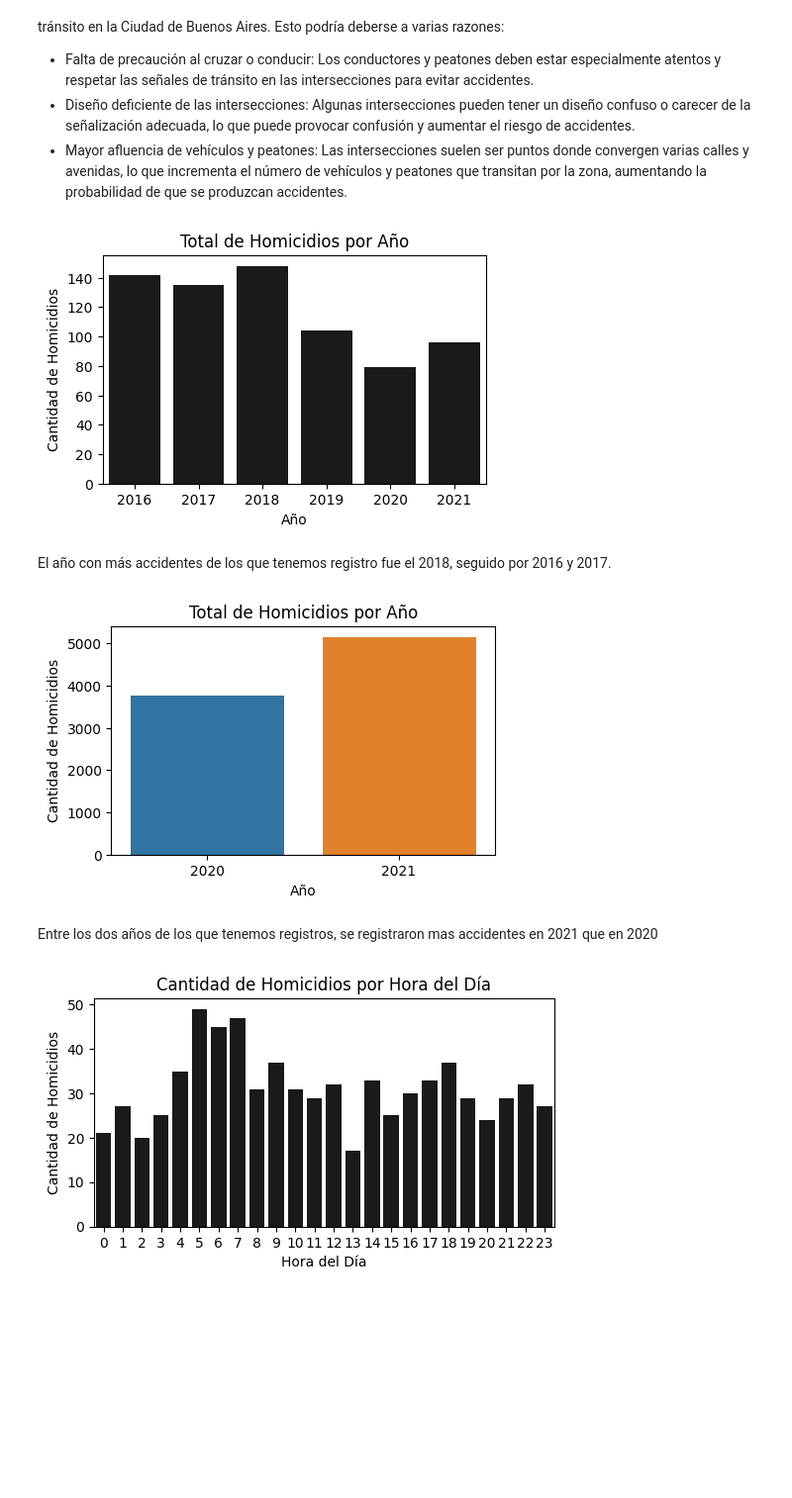
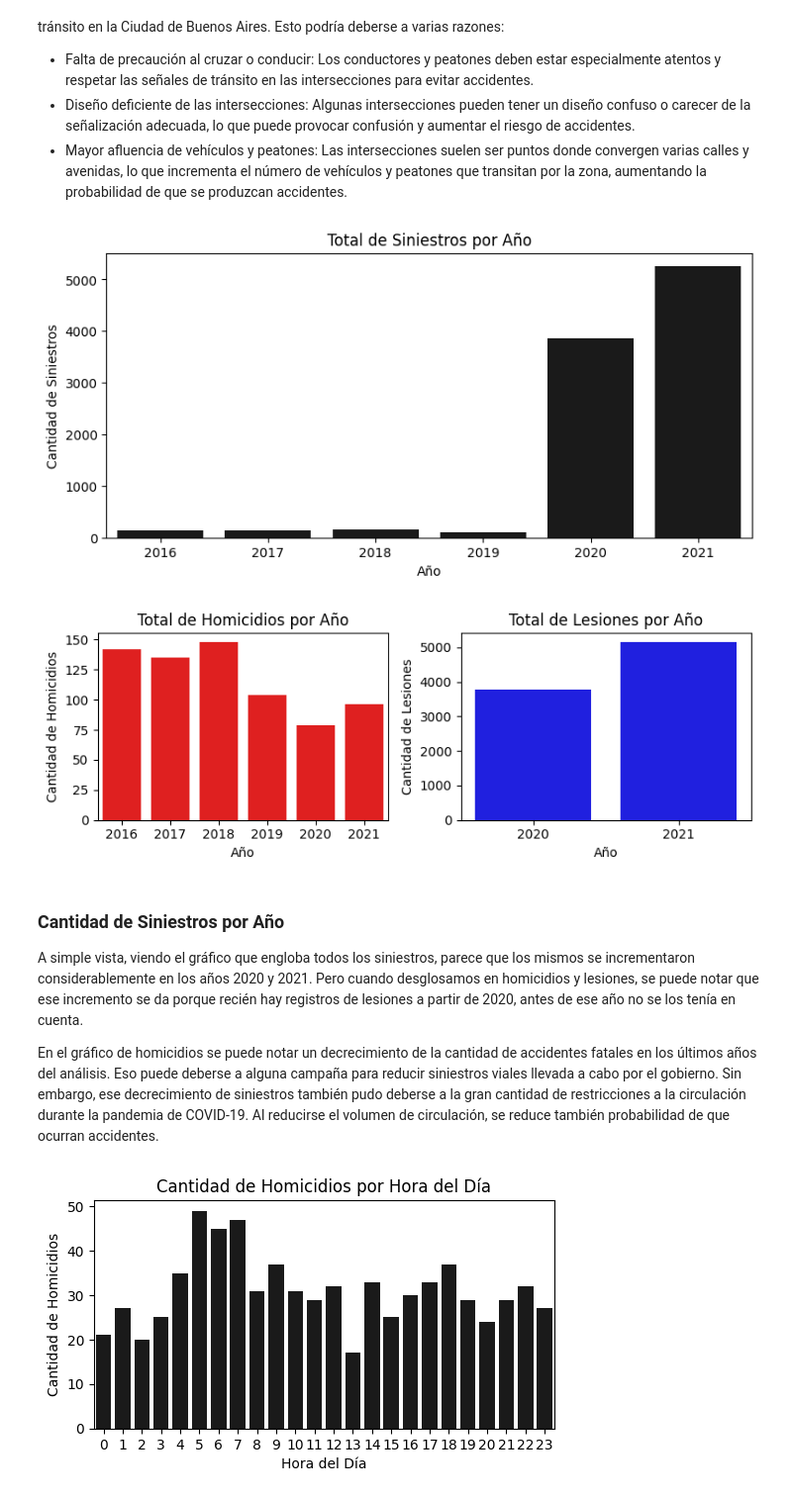
Before and after one commit to torcivita/PI-Siniestros-Viales, a Jupyter notebook: ETL + EDA.ipynb, the cells around one changed output. Shown at 99% size. Drawn from its saved outputs; the diff is of its cells as text; code cells hidden in the pictures; blank space fills up the shorter version.

```diff
--- a/ETL + EDA.ipynb
+++ b/ETL + EDA.ipynb
@@ -873,29 +873,43 @@ Estos datos parecen indicar que las intersecciones viales son puntos focales don
 - Diseño deficiente de las intersecciones: Algunas intersecciones pueden tener un diseño confuso o carecer de la señalización adecuada, lo que puede provocar confusión y aumentar el riesgo de accidentes.
 - Mayor afluencia de vehículos y peatones: Las intersecciones suelen ser puntos donde convergen varias calles y avenidas, lo que incrementa el número de vehículos y peatones que transitan por la zona, aumentando la probabilidad de que se produzcan accidentes.
 # %%
-# Comparamos la cantidad de accidentes fatales por cada año
-plt.figure(figsize=(5, 3))
-sns.countplot(x='AAAA', data=homicidios_merge, color=[0.1,0.1,0.1])
+# Comparamos la cantidad de siniestros por cada año
+plt.figure(figsize=(9, 4))
+sns.countplot(x='AAAA', data=siniestros, color=[0.1,0.1,0.1])
+plt.title('Total de Siniestros por Año')
+plt.xlabel('Año')
+plt.ylabel('Cantidad de Siniestros')
+plt.show()
+
+# Separamos el gráfico de siniestros por homicidios y lesiones
+plt.figure(figsize=(8, 3))
+
+# Homicidios
+plt.subplot(1, 2, 1)
+sns.countplot(x='AAAA', data=homicidios_merge, color=[1,0,0])
 plt.title('Total de Homicidios por Año')
 plt.xlabel('Año')
 plt.ylabel('Cantidad de Homicidios')
+
+# Homicidios
+plt.subplot(1, 2, 2)
+sns.countplot(x='AAAA', data=lesiones_merge, color=[0,0,1])
+plt.title('Total de Lesiones por Año')
+plt.xlabel('Año')
+plt.ylabel('Cantidad de Lesiones')
+
+
+plt.tight_layout()
 plt.show()
 # %% [output]
-[figure, old version]
+[figure, new version]
+[figure, added]
-# %% [markdown]
-El año con más accidentes de los que tenemos registro fue el 2018, seguido por 2016 y 2017.
-# %%
-# Comparamos la cantidad de accidentes no fatales por cada año
-plt.figure(figsize=(5, 3))
-sns.countplot(x='AAAA', data=lesiones_merge)
-plt.title('Total de Homicidios por Año')
-plt.xlabel('Año')
-plt.ylabel('Cantidad de Homicidios')
-plt.show()
-# %% [output]
-[figure, removed]
-# %% [markdown]
-Entre los dos años de los que tenemos registros, se registraron mas accidentes en 2021 que en 2020
+# %% [markdown]
+### Cantidad de Siniestros por Año
+
+A simple vista, viendo el gráfico que engloba todos los siniestros, parece que los mismos se incrementaron considerablemente en los años 2020 y 2021. Pero cuando desglosamos en homicidios y lesiones, se puede notar que ese incremento se da porque recién hay registros de lesiones a partir de 2020, antes de ese año no se los tenía en cuenta.
+
+En el gráfico de homicidios se puede notar un decrecimiento de la cantidad de accidentes fatales en los últimos años del análisis. Eso puede deberse a alguna campaña para reducir siniestros viales llevada a cabo por el gobierno. Sin embargo, ese decrecimiento de siniestros también pudo deberse a la gran cantidad de restricciones a la circulación durante la pandemia de COVID-19. Al reducirse el volumen de circulación, se reduce también probabilidad de que ocurran accidentes.
 # %%
 #Agrupamos los homicidios por hora y sumamos el numero de victimas
 total_por_hh = homicidios_merge.groupby('HH')['N_VICTIMAS'].sum().reset_index()
```
